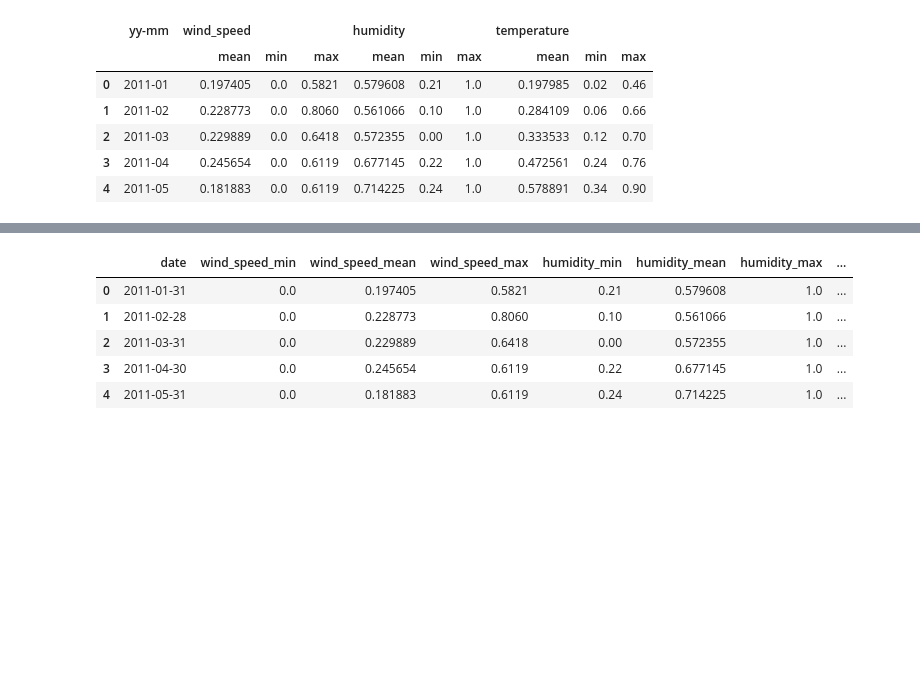
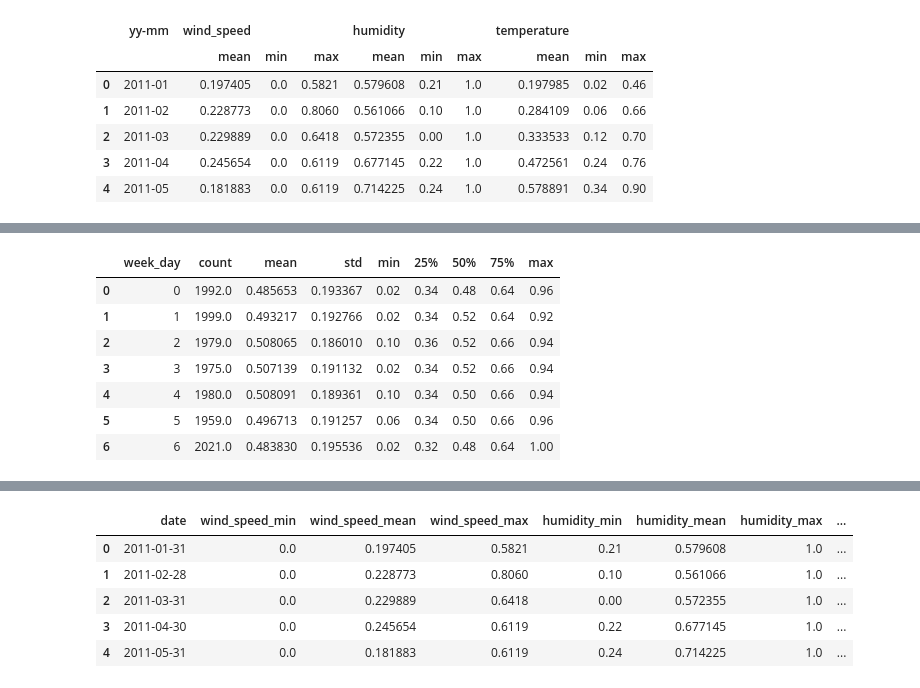
Before and after one commit to oecorrechag/Project-Italian, a Jupyter notebook: notebooks/2.0.0_descriptive.ipynb, the cells around one changed output, grey strips where cells are left out. Cells and saved outputs as stored; diff of their text form; code cells hidden in the pictures; blank space fills up the shorter version.

```diff
--- a/notebooks/2.0.0_descriptive.ipynb
+++ b/notebooks/2.0.0_descriptive.ipynb
@@ -105,0 +160,12 @@ df_time.head()
+# %%
+descripcion_porcentaje = df.groupby('week_day')['temperature'].describe(percentiles=[.25, .5, .75]).reset_index()#.iloc[:,[1,4]]
+descripcion_porcentaje
+# %% [output]
+|  | week_day | count | mean | std | min | 25% | 50% | 75% | max |
+| 0 | 0 | 1992.0 | 0.485653 | 0.193367 | 0.02 | 0.34 | 0.48 | 0.64 | 0.96 |
+| 1 | 1 | 1999.0 | 0.493217 | 0.192766 | 0.02 | 0.34 | 0.52 | 0.64 | 0.92 |
+| 2 | 2 | 1979.0 | 0.508065 | 0.186010 | 0.10 | 0.36 | 0.52 | 0.66 | 0.94 |
+| 3 | 3 | 1975.0 | 0.507139 | 0.191132 | 0.02 | 0.34 | 0.52 | 0.66 | 0.94 |
+| 4 | 4 | 1980.0 | 0.508091 | 0.189361 | 0.10 | 0.34 | 0.50 | 0.66 | 0.94 |
+| 5 | 5 | 1959.0 | 0.496713 | 0.191257 | 0.06 | 0.34 | 0.50 | 0.66 | 0.96 |
+| 6 | 6 | 2021.0 | 0.483830 | 0.195536 | 0.02 | 0.32 | 0.48 | 0.64 | 1.00 |
```
Also changed, not shown: parts of 7 cells of this notebook.
